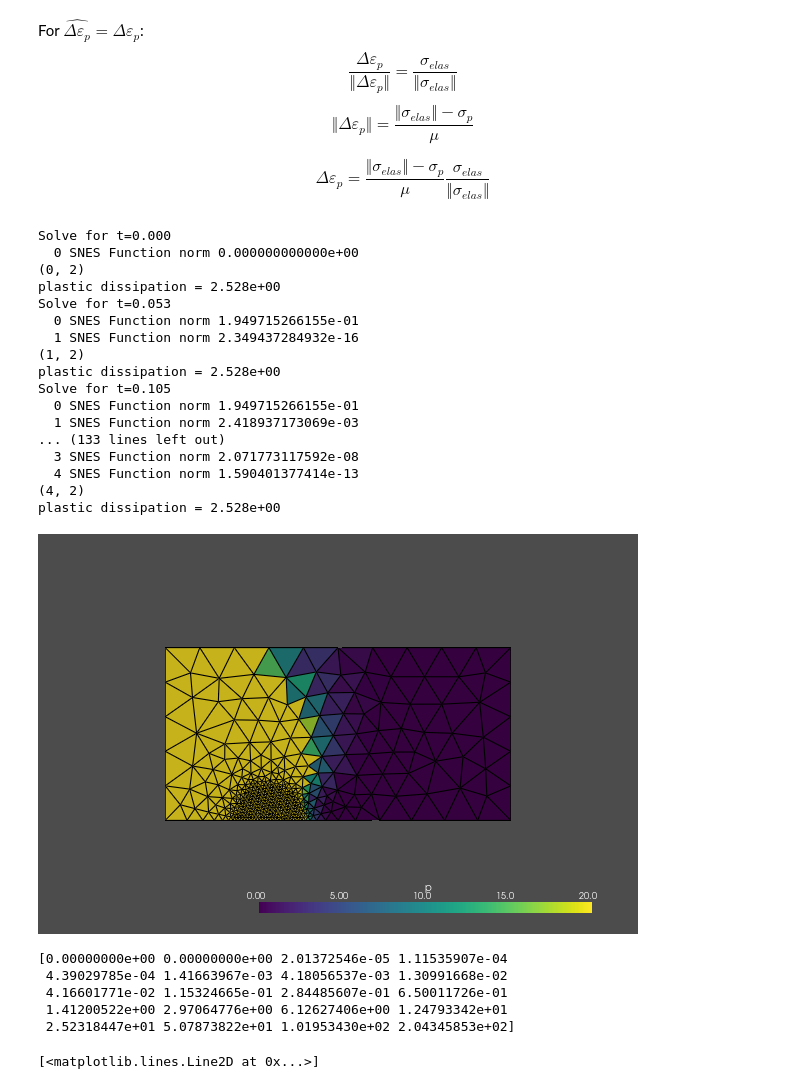
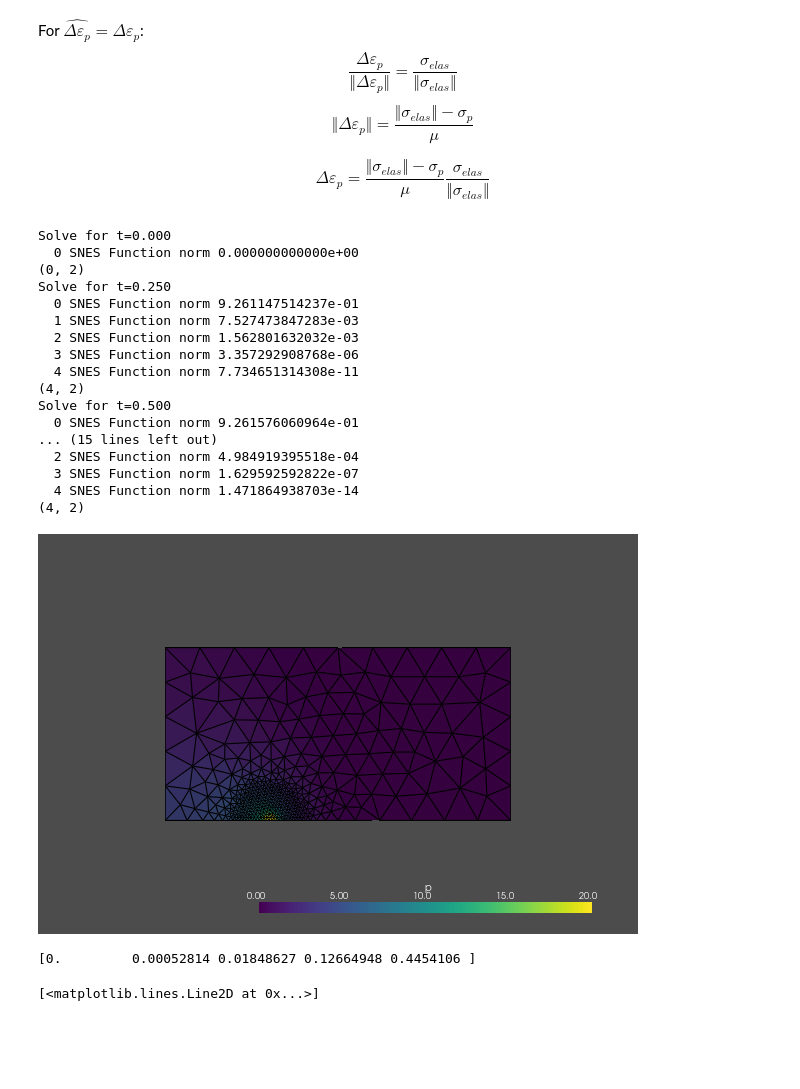
Before and after one commit to cmaurini/cohesive-plasticity, a Jupyter notebook: plasticity-dg.ipynb, the cells around one changed output. Saved outputs shown, nothing was run; the diff lists cells and outputs as text; code cells hidden in the pictures; blank space fills up the shorter version.

```diff
--- a/plasticity-dg.ipynb
+++ b/plasticity-dg.ipynb
@@ -280,7 +261,7 @@ eps_new_expr = fem.Expression(eps_p_old + deps_p_ufl,
 with io.XDMFFile(MPI.COMM_WORLD, "output/plasticity-crack.xdmf", "w") as file:
     file.write_mesh(u.function_space.mesh)
 
-loads = np.linspace(0,1.0,20)
+loads = np.linspace(0,1.0,5)
 plastic_dissipations = np.zeros_like(loads)
 
 for i,t in enumerate(loads):
@@ -300,57 +281,51 @@ for i,t in enumerate(loads):
     p.x.scatter_forward()
 
     plastic_dissipations[i] = fem.assemble_scalar(fem.form(sig_0 * p * dx))
-
-    ColorPrint.print_info(f"plastic dissipation = {plastic_dissipation:5.3e}")
 
     sigma.interpolate(stress_expr)
     sigma.x.scatter_forward()
 
     with io.XDMFFile(MPI.COMM_WORLD, "output/plasticity-crack.xdmf", "a") as file:
         #file.write_mesh(u.function_space.mesh)
         file.write_function(u,t)
         file.write_function(eps_p,t)
         file.write_function(p,t)
         file.write_function(sigma,t)
 
 import pyvista
 pyvista.start_xvfb()
 
 # Create plotter and pyvista grid
 topology, cell_types, geometry = plot.create_vtk_mesh(V)
 u_grid = pyvista.UnstructuredGrid(topology, cell_types, geometry)
 u_grid.cell_data["p"] = p.x.array.real
 u_grid.set_active_scalars("p")
 u_plotter = pyvista.Plotter(window_size=(600, 400))
 u_plotter.add_mesh(u_grid, show_edges=True,clim=[0,20])
 u_plotter.view_xy()
 if not pyvista.OFF_SCREEN:
     u_plotter.show()
 print(plastic_dissipations)
 # %% [output]
 Solve for t=0.000
   0 SNES Function norm 0.000000000000e+00
 (0, 2)
-plastic dissipation = 2.528e+00
-Solve for t=0.053
-  0 SNES Function norm 1.949715266155e-01
-  1 SNES Function norm 2.349437284932e-16
-(1, 2)
-plastic dissipation = 2.528e+00
-Solve for t=0.105
-  0 SNES Function norm 1.949715266155e-01
-  1 SNES Function norm 2.418937173069e-03
-... (133 lines left out)
-  3 SNES Function norm 2.071773117592e-08
-  4 SNES Function norm 1.590401377414e-13
+Solve for t=0.250
+  0 SNES Function norm 9.261147514237e-01
+  1 SNES Function norm 7.527473847283e-03
+  2 SNES Function norm 1.562801632032e-03
+  3 SNES Function norm 3.357292908768e-06
+  4 SNES Function norm 7.734651314308e-11
 (4, 2)
-plastic dissipation = 2.528e+00
+Solve for t=0.500
+  0 SNES Function norm 9.261576060964e-01
+... (15 lines left out)
+  2 SNES Function norm 4.984919395518e-04
+  3 SNES Function norm 1.629592592822e-07
+  4 SNES Function norm 1.471864938703e-14
+(4, 2)
-[figure, old version]
+[figure, new version]
-[0.00000000e+00 0.00000000e+00 2.01372546e-05 1.11535907e-04
- 4.39029785e-04 1.41663967e-03 4.18056537e-03 1.30991668e-02
- 4.16601771e-02 1.15324665e-01 2.84485607e-01 6.50011726e-01
- 1.41200522e+00 2.97064776e+00 6.12627406e+00 1.24793342e+01
- 2.52318447e+01 5.07873822e+01 1.01953430e+02 2.04345853e+02]
+[0.         0.00052814 0.01848627 0.12664948 0.4454106 ]
 # %%
 [0.00000000e+00 2.41748914e-05 3.64330181e-04 2.50229479e-03
  1.55097126e-02 6.46481934e-02 1.97352067e-01 5.03545010e-01
```
Also changed, not shown: parts of 2 cells of this notebook.
